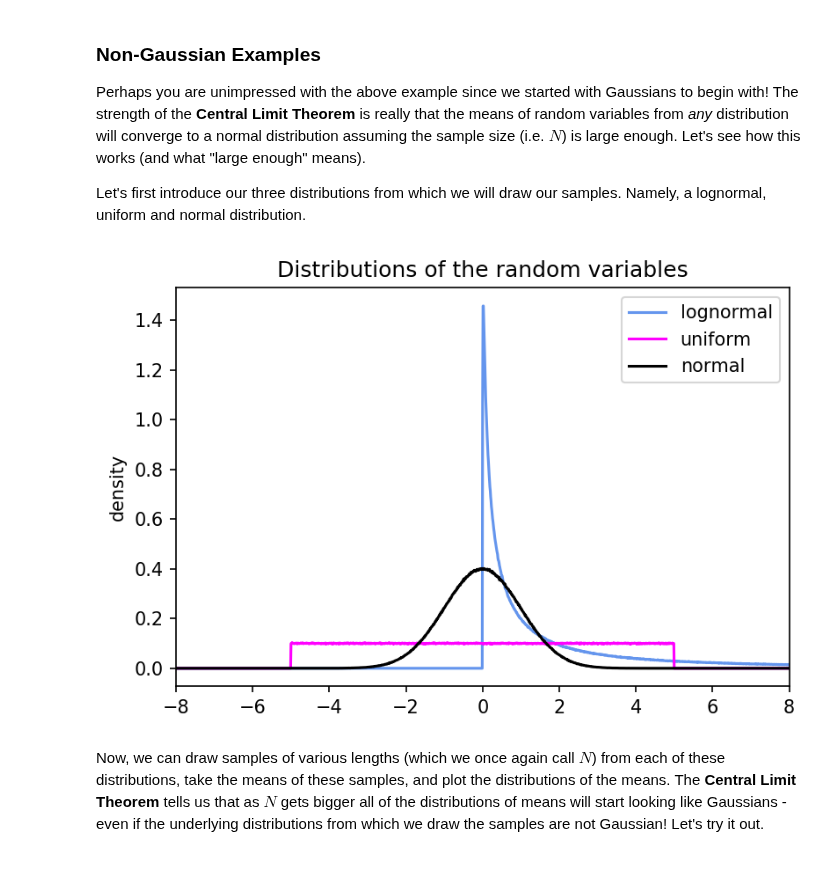
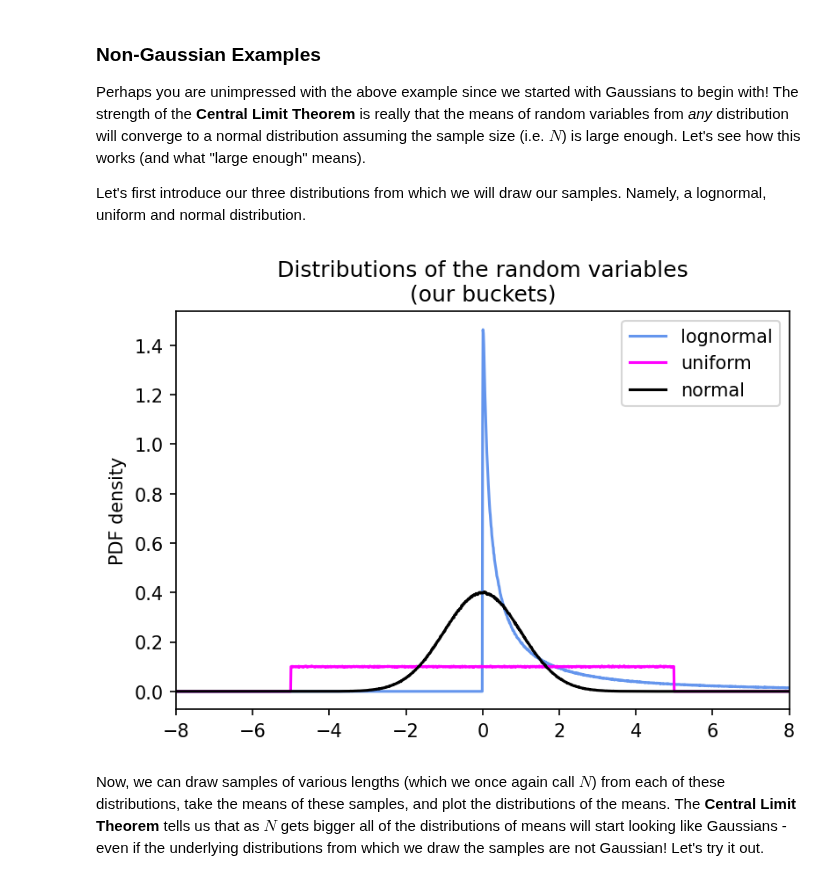
Before and after one commit to kjmayer/ats655-coursematerial, a Jupyter notebook: jupyter_notebooks/central_limit_theorem.ipynb, the cells around one changed output. Drawn from its saved outputs; the diff is of its cells as text; code cells hidden in the pictures.

```diff
--- a/jupyter_notebooks/central_limit_theorem.ipynb
+++ b/jupyter_notebooks/central_limit_theorem.ipynb
@@ -90,29 +80,29 @@ Let's first introduce our three distributions from which we will draw our sample
 # %%
 N0 = 10000000
 xinc = 0.01
 xbins = np.arange(-10,10,xinc)
 
 Rlog = np.random.lognormal(0.,2.,size=(N0,))
 Runi = np.random.uniform(-5.,5.,size=(N0,))
 Rnorm = np.random.normal(0,1,size = (N0,))
 
 hx = np.histogram(Rlog,xbins)
 plt.plot(hx[1][:-1],hx[0]/(float(N0)*xinc),'-',color='cornflowerblue', label='lognormal')
 
 hx = np.histogram(Runi,xbins)
 plt.plot(hx[1][:-1],hx[0]/(float(N0)*xinc),'-',color='magenta',label = 'uniform')
 
 hx = np.histogram(Rnorm,xbins)
 plt.plot(hx[1][:-1],hx[0]/(float(N0)*xinc),'-',color='black', label = 'normal')
 
 plt.legend()
-plt.ylabel('density')
+plt.ylabel('PDF density')
 plt.xlim(-8,8)
-plt.title('Distributions of the random variables')
+plt.title('Distributions of the random variables\n(our buckets)')
 
 plt.show()
 # %% [output]
-[figure, old version]
+[figure, new version]
 # %% [markdown]
 Now, we can draw samples of various lengths (which we once again call $N$) from each of these distributions, take the means of these samples, and plot the distributions of the means. The **Central Limit Theorem** tells us that as $N$ gets bigger all of the distributions of means will start looking like Gaussians - even if the underlying distributions from which we draw the samples are not Gaussian! Let's try it out.
 # %%
```
Also changed, not shown: parts of 6 cells of this notebook, 5 other files.
